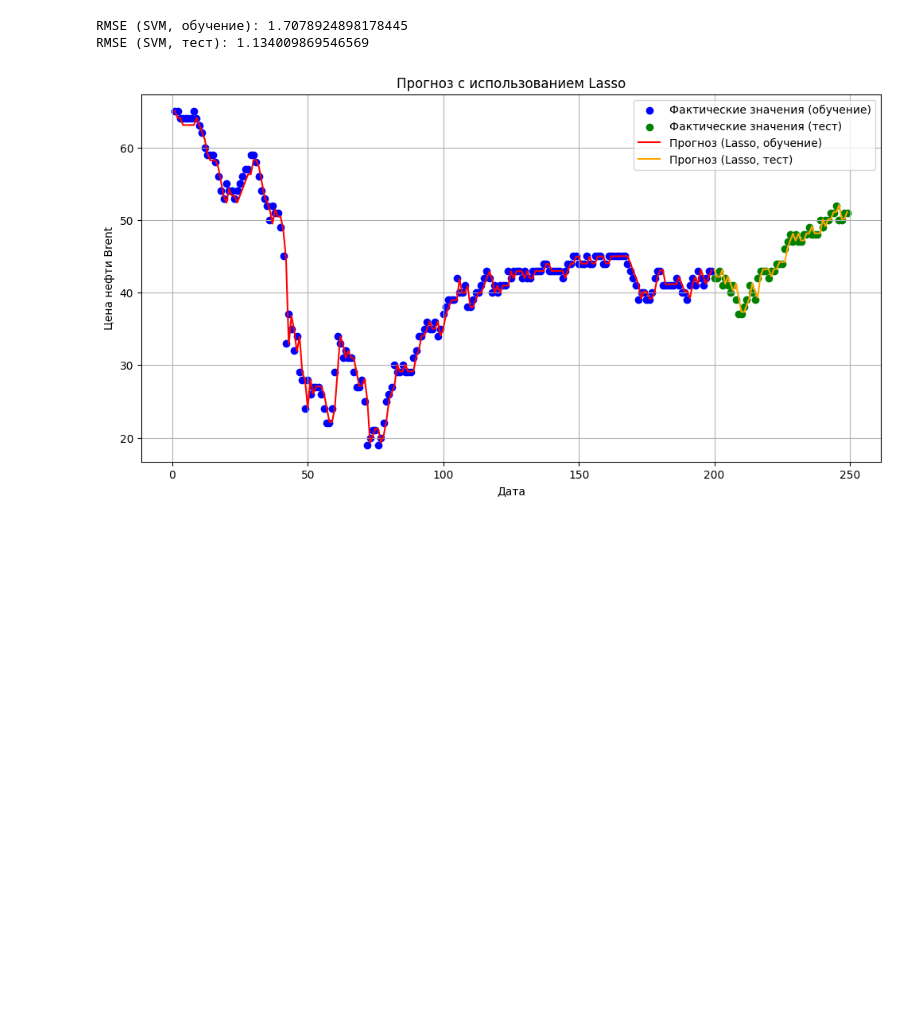
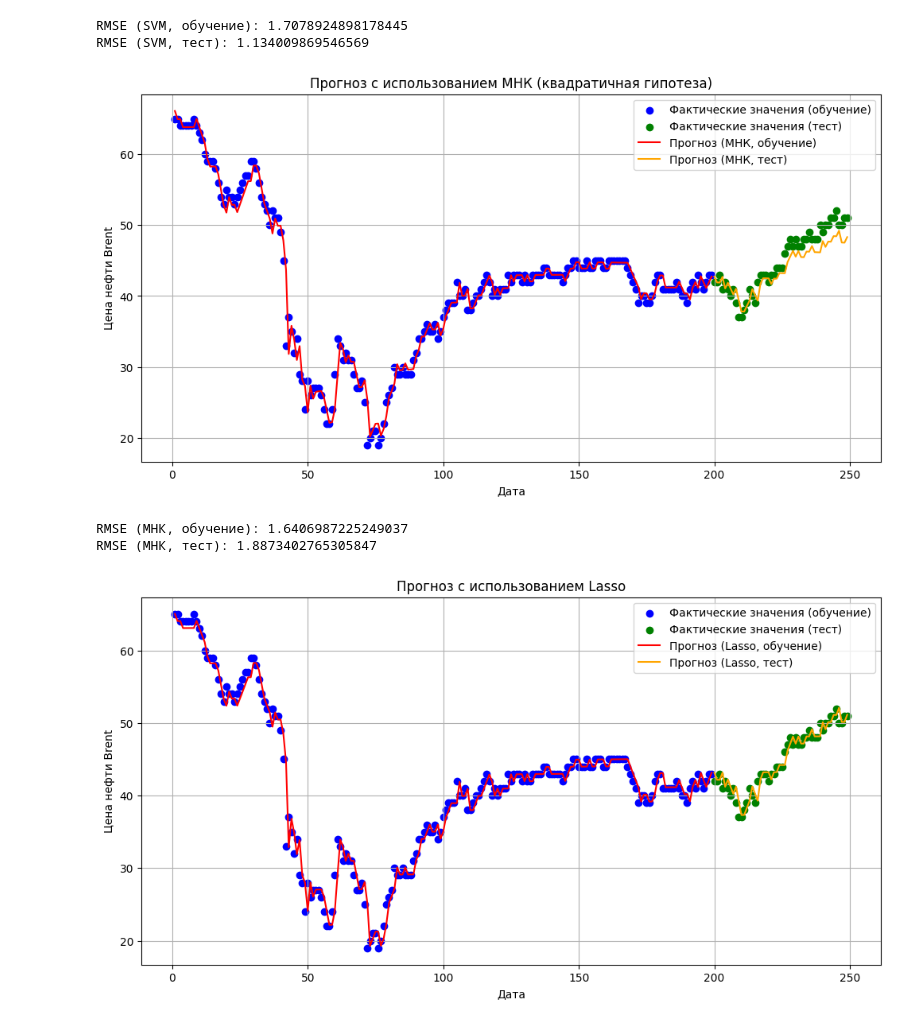
Before and after one commit to GIFONOT/ML2, a Jupyter notebook: ML5/data.ipynb, the cells around one changed output. Saved outputs shown, nothing was run; the diff lists cells and outputs as text; code cells hidden in the pictures; blank space fills up the shorter version.

```diff
--- a/ML5/data.ipynb
+++ b/ML5/data.ipynb
@@ -94,6 +96,43 @@ print(f'RMSE (SVM, тест): {rmse_test_svm}')
 [figure]
 RMSE (SVM, обучение): 1.7078924898178445
 RMSE (SVM, тест): 1.134009869546569
+# %%
+# Обучение модели МНК с квадратичной гипотезой
+poly_features = PolynomialFeatures(degree=2)  # Используем полином 2-й степени
+X_train_poly = poly_features.fit_transform(X_train)
+X_test_poly = poly_features.transform(X_test)
+
+lm = LinearRegression()
+lm.fit(X_train_poly, y_train)
+
+# Прогноз на обучающих и тестовых наборах
+y_train_pred_mnk = lm.predict(X_train_poly)
+y_test_pred_mnk = lm.predict(X_test_poly)
+
+# Вычисление RMSE для МНК
+rmse_train_mnk = np.sqrt(mean_squared_error(y_train, y_train_pred_mnk))
+rmse_test_mnk = np.sqrt(mean_squared_error(y_test, y_test_pred_mnk))
+
+# Построение графиков
+plt.figure(figsize=(12, 6))
+plt.scatter(train_data.index, y_train, label='Фактические значения (обучение)', color='blue')
+plt.scatter(test_data.index, y_test, label='Фактические значения (тест)', color='green')
+plt.plot(train_data.index, y_train_pred_mnk, label='Прогноз (МНК, обучение)', color='red')
+plt.plot(test_data.index, y_test_pred_mnk, label='Прогноз (МНК, тест)', color='orange')
+plt.xlabel('Дата')
+plt.ylabel('Цена нефти Brent')
+plt.title('Прогноз с использованием МНК (квадратичная гипотеза)')
+plt.legend()
+plt.grid(True)
+plt.show()
+
+# Вывод RMSE
+print(f'RMSE (МНК, обучение): {rmse_train_mnk}')
+print(f'RMSE (МНК, тест): {rmse_test_mnk}')
+# %% [output]
+[figure, added]
+RMSE (МНК, обучение): 1.6406987225249037
+RMSE (МНК, тест): 1.8873402765305847
 # %%
 # Разделение данных на обучающий и тестовый наборы (данные уже подготовлены с лагами)
 train_size = int(len(data) * 0.8)
```
Also changed, not shown: parts of 2 cells of this notebook, 3 other files.
